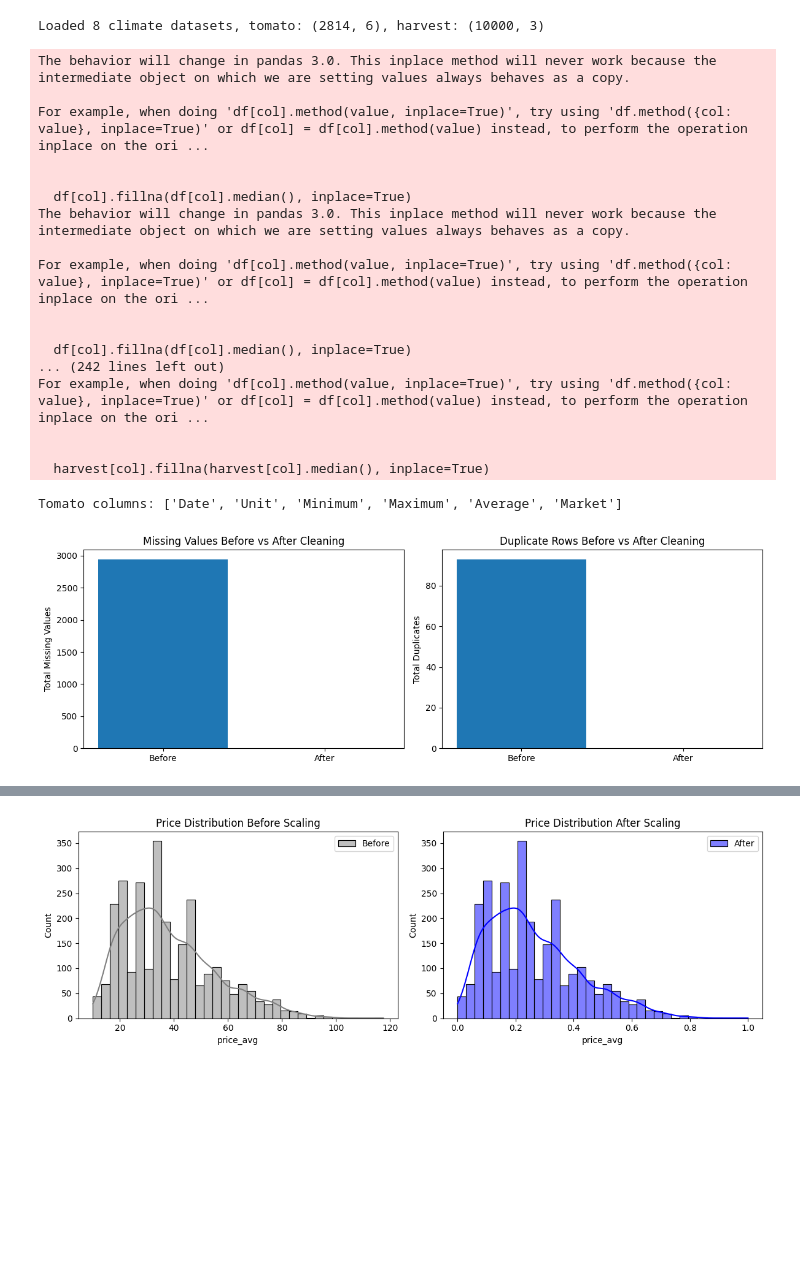
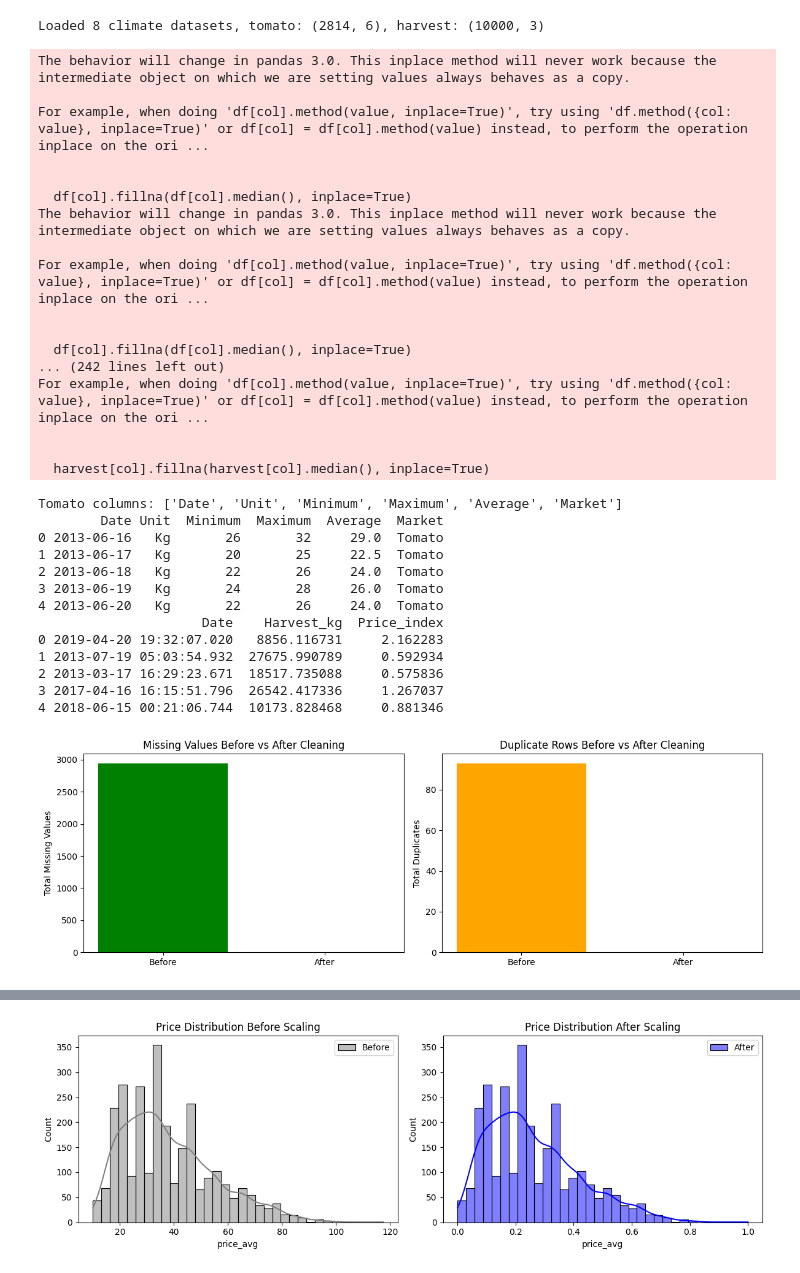
Before and after one commit to tuyisenge250/farm_sync_data_processing, a Jupyter notebook: farmer_data_processing.ipynb, the cells around one changed output, grey strips where cells are left out. Saved outputs shown, nothing was run; the diff lists cells and outputs as text; code cells hidden in the pictures; blank space fills up the shorter version.

```diff
--- a/farmer_data_processing.ipynb
+++ b/farmer_data_processing.ipynb
@@ -48,6 +48,7 @@ print('Tomato columns:', tomato.columns.tolist())
 tomato.drop_duplicates(inplace=True)
 tomato['Average'] = pd.to_numeric(tomato['Average'], errors='coerce')
 tomato['Average'].fillna(tomato['Average'].median(), inplace=True)
+print(tomato.head())
 
 harvest.drop_duplicates(inplace=True)
 harvest['Date'] = pd.to_datetime(harvest['Date']).dt.tz_localize(None)
@@ -56,39 +57,52 @@ for col in harvest.select_dtypes(include='number').columns:
 
 missing_after = sum(df.isnull().sum().sum() for df in climate_dfs.values()) + tomato.isnull().sum().sum() + harvest.isnull().sum().sum()
 duplicates_after = sum(df.duplicated().sum() for df in climate_dfs.values()) + tomato.duplicated().sum() + harvest.duplicated().sum()
+print(harvest.head())
 
 plt.figure(figsize=(12,4))
 plt.subplot(1,2,1)
-plt.bar(['Before', 'After'], [missing_before, missing_after])
+plt.bar(['Before', 'After'], [missing_before, missing_after], color=['green'])
 plt.title('Missing Values Before vs After Cleaning')
 plt.ylabel('Total Missing Values')
 
 plt.subplot(1,2,2)
-plt.bar(['Before', 'After'], [duplicates_before, duplicates_after])
+plt.bar(['Before', 'After'], [duplicates_before, duplicates_after], color=['orange', 'green'])
 plt.title('Duplicate Rows Before vs After Cleaning')
 plt.ylabel('Total Duplicates')
 plt.tight_layout()
 plt.show()
 # %% [output]
 The behavior will change in pandas 3.0. This inplace method will never work because the intermediate object on which we are setting values always behaves as a copy.
 
 For example, when doing 'df[col].method(value, inplace=True)', try using 'df.method({col: value}, inplace=True)' or df[col] = df[col].method(value) instead, to perform the operation inplace on the ori ...
 
 
   df[col].fillna(df[col].median(), inplace=True)
 The behavior will change in pandas 3.0. This inplace method will never work because the intermediate object on which we are setting values always behaves as a copy.
 
 For example, when doing 'df[col].method(value, inplace=True)', try using 'df.method({col: value}, inplace=True)' or df[col] = df[col].method(value) instead, to perform the operation inplace on the ori ...
 
 
   df[col].fillna(df[col].median(), inplace=True)
 ... (242 lines left out)
 For example, when doing 'df[col].method(value, inplace=True)', try using 'df.method({col: value}, inplace=True)' or df[col] = df[col].method(value) instead, to perform the operation inplace on the ori ...
 
 
   harvest[col].fillna(harvest[col].median(), inplace=True)
 Tomato columns: ['Date', 'Unit', 'Minimum', 'Maximum', 'Average', 'Market']
+        Date Unit  Minimum  Maximum  Average  Market
+0 2013-06-16   Kg       26       32     29.0  Tomato
+1 2013-06-17   Kg       20       25     22.5  Tomato
+2 2013-06-18   Kg       22       26     24.0  Tomato
+3 2013-06-19   Kg       24       28     26.0  Tomato
+4 2013-06-20   Kg       22       26     24.0  Tomato
+                     Date    Harvest_kg  Price_index
+0 2019-04-20 19:32:07.020   8856.116731     2.162283
+1 2013-07-19 05:03:54.932  27675.990789     0.592934
+2 2013-03-17 16:29:23.671  18517.735088     0.575836
+3 2017-04-16 16:15:51.796  26542.417336     1.267037
+4 2018-06-15 00:21:06.744  10173.828468     0.881346
-[figure, old version]
+[figure, new version]
 # %%
 # 2. DATA INTEGRATION
 # Rename and aggregate climate data
```
Also changed, not shown: parts of 4 cells of this notebook, 14 other files.
